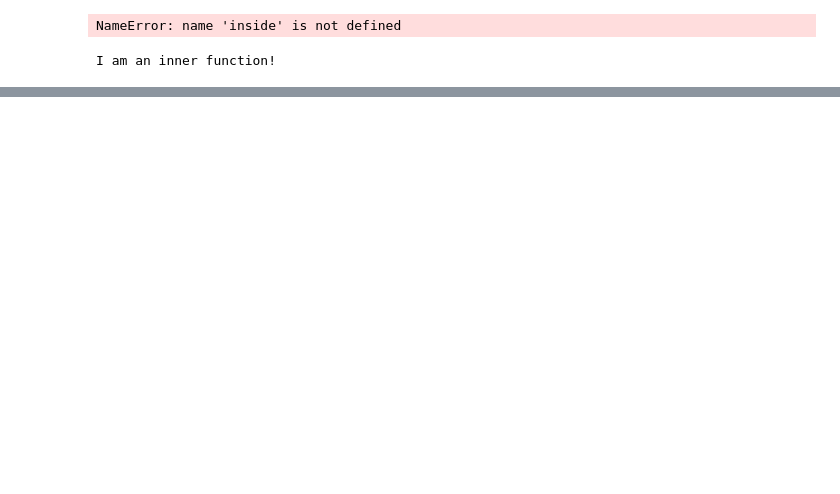
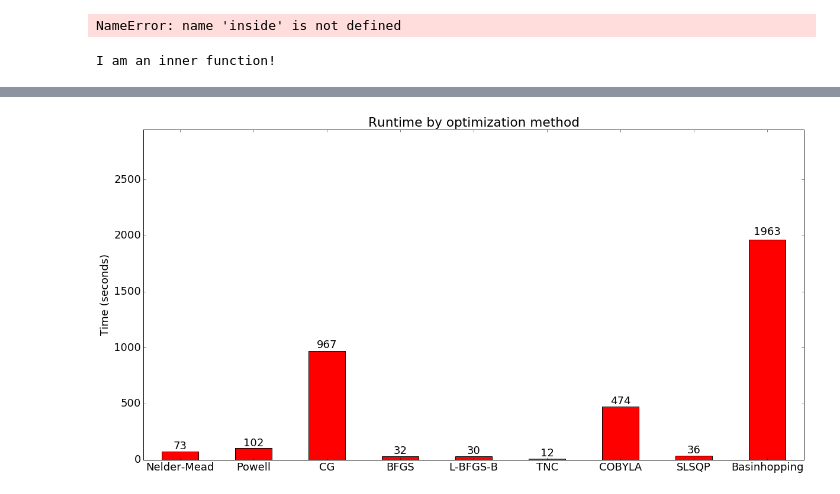
Before and after one commit to ednusi/MatPy, a Jupyter notebook: Optimizing Using Alternate Methods.ipynb, the cells around one changed output, grey strips where cells are left out. Drawn from its saved outputs; the diff is of its cells as text; code cells hidden in the pictures; blank space fills up the shorter version.

```diff
--- a/Optimizing Using Alternate Methods.ipynb
+++ b/Optimizing Using Alternate Methods.ipynb
@@ -507,0 +539,10 @@ I am an inner function!
+# %%
+data = [73.8156878948, 102.296751022, 967.848807096,
+        32.2478640079, 30.2151210308, 12.0557310581, 474.013291836, 36.7581448555, 1963.73302293]
+
+
+barGraph(data,ylabel='Time (seconds)',title='Runtime by optimization method', xticklabels=('Nelder-Mead', 'Powell', 'CG', 'BFGS'
+                                                                                           , 'L-BFGS-B', 'TNC',
+                                                                                           'COBYLA', 'SLSQP', 'Basinhopping'))
+# %% [output]
+[figure, added]
```
Also changed, not shown: parts of 7 cells of this notebook, 10 other files.
